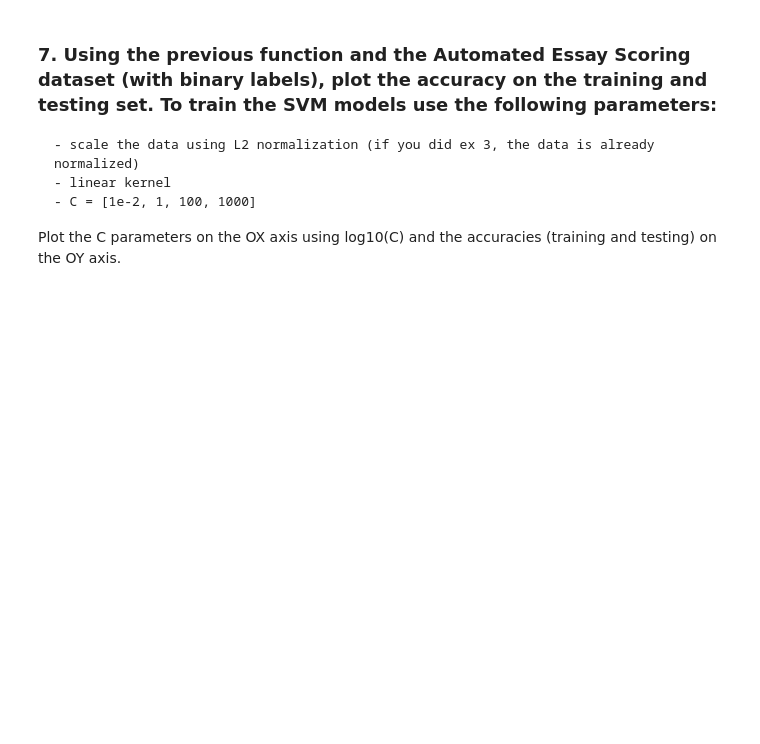
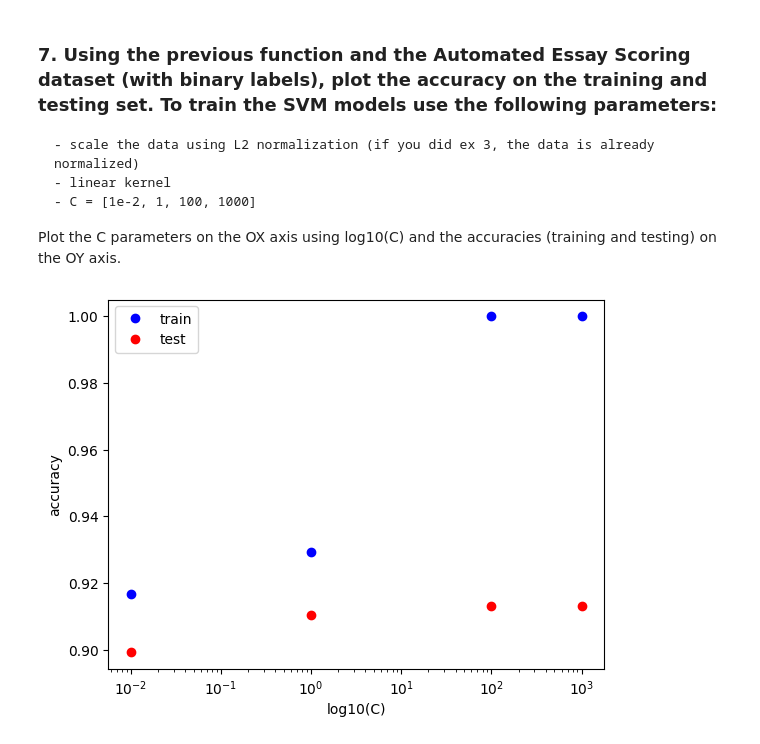
Before and after one commit to fusedbloxxer/ub-g11-pml, a Jupyter notebook: labs/lab3/src/Lab 3 - KRR.ipynb, the cells around one changed output. Cells and saved outputs as stored; diff of their text form; code cells hidden in the pictures; blank space fills up the shorter version.

```diff
--- a/labs/lab3/src/Lab 3 - KRR.ipynb
+++ b/labs/lab3/src/Lab 3 - KRR.ipynb
@@ -396,4 +394,4 @@ test:
 # write your code here
 # transform the training and test labels
 train_labels = 2 * (train_scores >= 7) - 1
-test_labels = 2 * (test_scores < 7) - 1
+test_labels = 2 * (test_scores >= 7) - 1
@@ -405,9 +407,24 @@ test_labels = 2 * (test_scores < 7) - 1
     - the C parameter
     - the kernel function (as a string 'rbf' or 'linear')
 ### and returns the predicted labels on the training and testing set.
-# %%
-# write your code here
-def svm_classifier(train_data: np.ndarray)
+# %%
+from typing import Tuple
+from sklearn.svm import SVC
+
+# write your code here
+def svm_classifier(train_data: np.ndarray, train_labels: np.ndarray,
+                   test_data: np.ndarray, c: float, kernel: str) -> Tuple[np.ndarray, np.ndarray]:
+  # Create the SVM model
+  svc = SVC(C=c, kernel=kernel)
+
+  # Fit the SVM on the training data
+  svc.fit(train_data, train_labels)
+
+  # Predict the labels for train and test data
+  y_pred = svc.predict(train_data)
+  y_test = svc.predict(test_data)
+
+  return y_pred, y_test
 # %% [markdown]
 ### 7. Using the previous function and the Automated Essay Scoring dataset (with binary labels), plot the accuracy on the training and testing set. To train the SVM models use the following parameters:
     - scale the data using L2 normalization (if you did ex 3, the data is already normalized)
@@ -427,0 +434,24 @@ plt.show()
+# %%
+from sklearn.metrics import accuracy_score # use this function to compute the accuracy
+import matplotlib.pyplot as plt
+
+plt.figure()
+axis = plt.gca()
+axis.set_xticks((np.array([1e-2, 1, 100, 1_000])))
+axis.set_xscale('log')
+
+for C in [1e-2, 1, 100, 1_000]:
+  y_pred, y_test = svm_classifier(bow_training, train_labels, bow_testing, c=C, kernel='linear')
+
+  accuracy_train = accuracy_score(train_labels, y_pred)
+  accuracy_test  = accuracy_score(test_labels, y_test)
+
+  axis.plot([C], [accuracy_train], 'bo')
+  axis.plot([C], [accuracy_test], 'ro')
+
+plt.legend(['train','test'])
+plt.xlabel('log10(C)')
+plt.ylabel('accuracy')
+plt.show()
+# %% [output]
+[figure, added]
```
Also changed, not shown: parts of 4 cells of this notebook.
